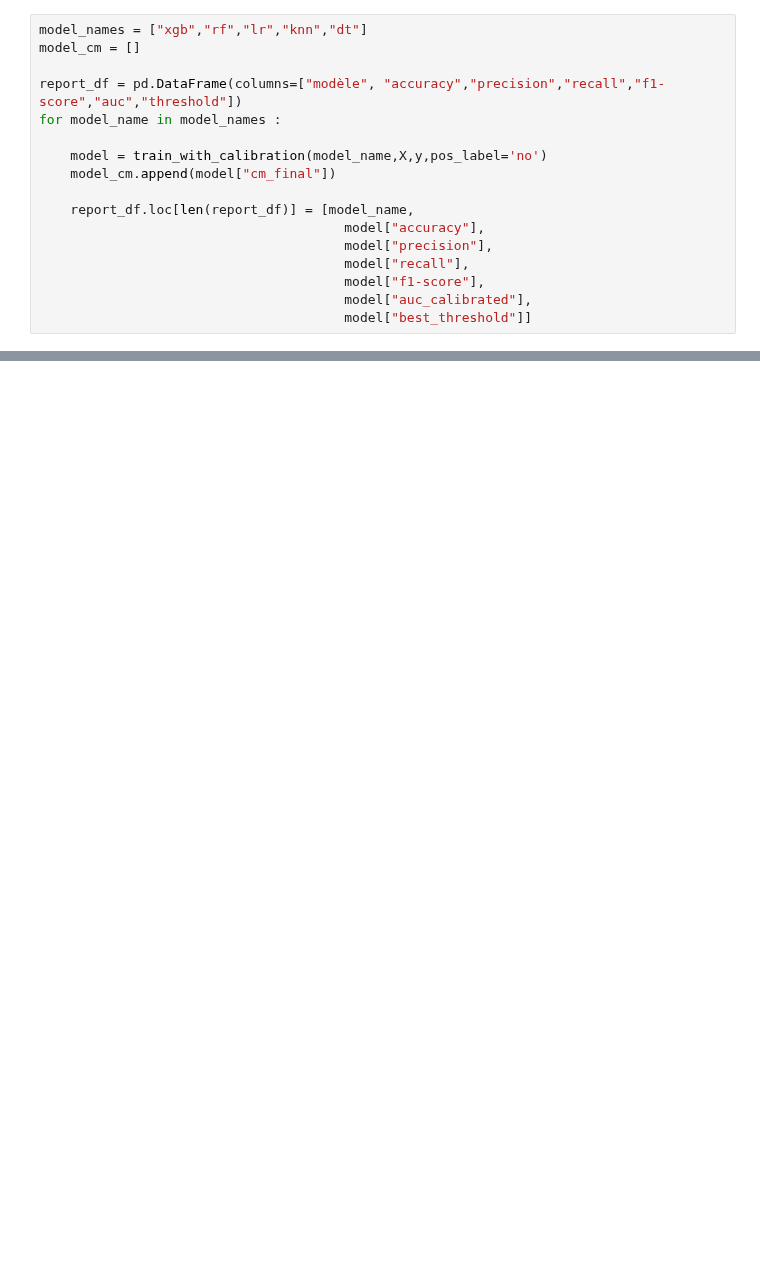
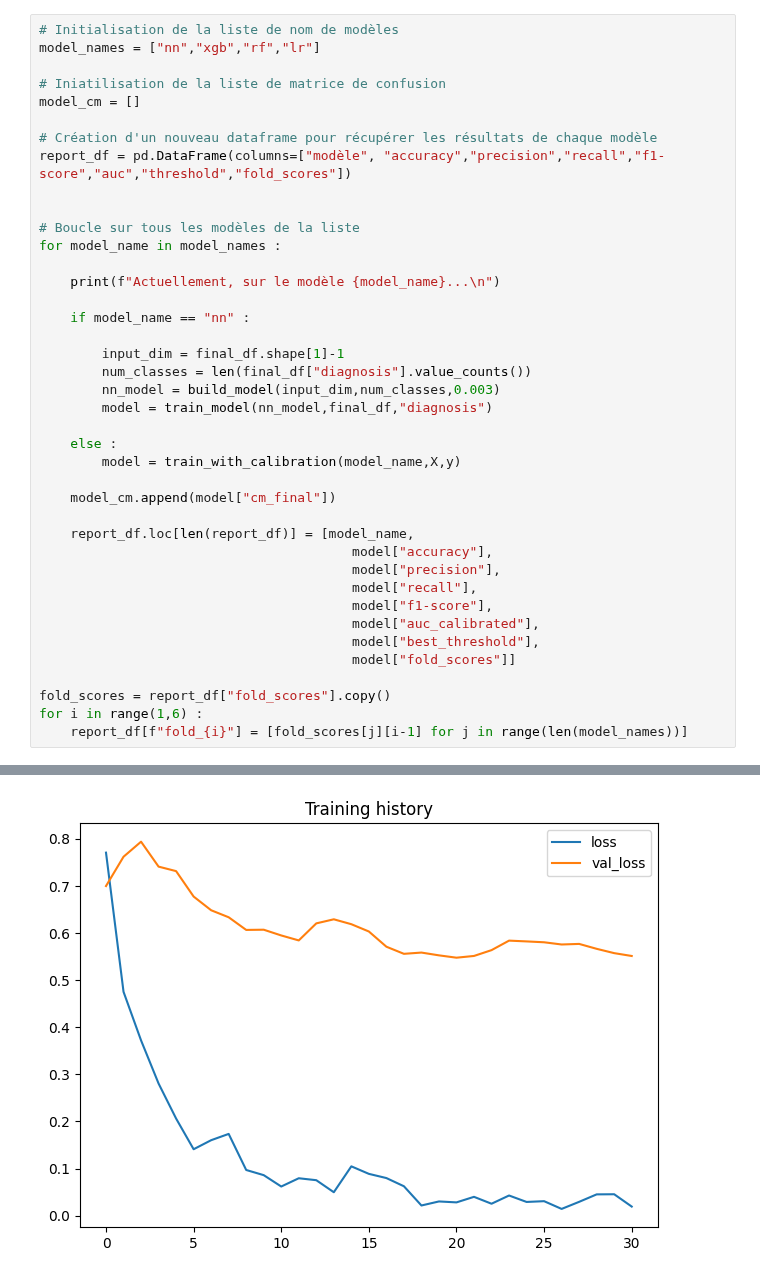
Before and after one commit to latall1017/MLB_PROJECT, a Jupyter notebook: notebook_2.ipynb, the cells around one changed output, grey strips where cells are left out. Saved outputs shown, nothing was run; the diff lists cells and outputs as text; blank space fills up the shorter version.

Commit message:
Mise en place des modèles terminée,sauvegarde des résultats dans report_df

```diff
--- a/notebook_2.ipynb
+++ b/notebook_2.ipynb
@@ -13,20 +14,43 @@ final_df = pd.read_csv("final_df_sick_no_sick.csv")
 X = final_df.drop(columns=['diagnosis'])
 y = final_df.loc[:, "diagnosis"].astype(str)
 # %%
-model_names = ["xgb","rf","lr","knn","dt"]
+# Initialisation de la liste de nom de modèles
+model_names = ["nn","xgb","rf","lr"]
+
+# Iniatilisation de la liste de matrice de confusion
 model_cm = []
 
-report_df = pd.DataFrame(columns=["modèle", "accuracy","precision","recall","f1-score","auc","threshold"])
+# Création d'un nouveau dataframe pour récupérer les résultats de chaque modèle
+report_df = pd.DataFrame(columns=["modèle", "accuracy","precision","recall","f1-score","auc","threshold","fold_scores"])
+
+
+# Boucle sur tous les modèles de la liste
 for model_name in model_names :
 
-    model = train_with_calibration(model_name,X,y,pos_label='no')
+    print(f"Actuellement, sur le modèle {model_name}...\n")
+
+    if model_name == "nn" :
+
+        input_dim = final_df.shape[1]-1
+        num_classes = len(final_df["diagnosis"].value_counts())
+        nn_model = build_model(input_dim,num_classes,0.003)
+        model = train_model(nn_model,final_df,"diagnosis")
+
+    else :
+        model = train_with_calibration(model_name,X,y)
+
     model_cm.append(model["cm_final"])
 
     report_df.loc[len(report_df)] = [model_name,
-                                       model["accuracy"],
-                                       model["precision"],
-                                       model["recall"],
-                                       model["f1-score"],
-                                       model["auc_calibrated"],
-                                       model["best_threshold"]]
+                                        model["accuracy"],
+                                        model["precision"],
+                                        model["recall"],
+                                        model["f1-score"],
+                                        model["auc_calibrated"],
+                                        model["best_threshold"],
+                                        model["fold_scores"]]
+
+fold_scores = report_df["fold_scores"].copy()
+for i in range(1,6) :
+    report_df[f"fold_{i}"] = [fold_scores[j][i-1] for j in range(len(model_names))]
 # %% [output]
@@ -33,0 +74 @@ Fitting 5 folds for each of 192 candidates, totalling 960 fits
+[figure, added]
```
Also changed, not shown: parts of 7 cells of this notebook, 5 other files.
